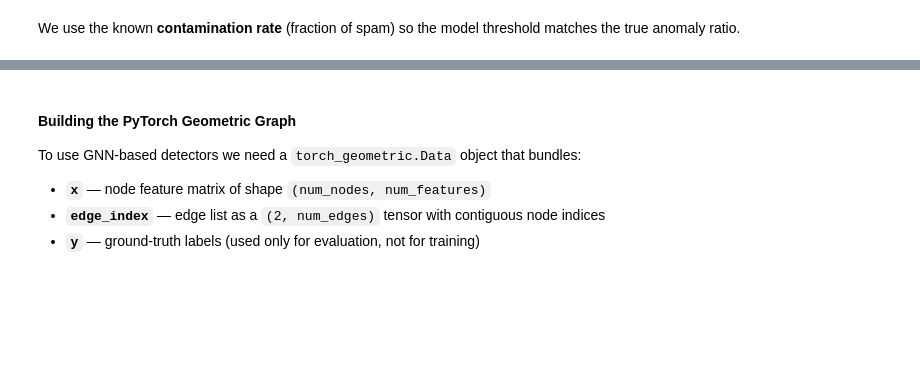
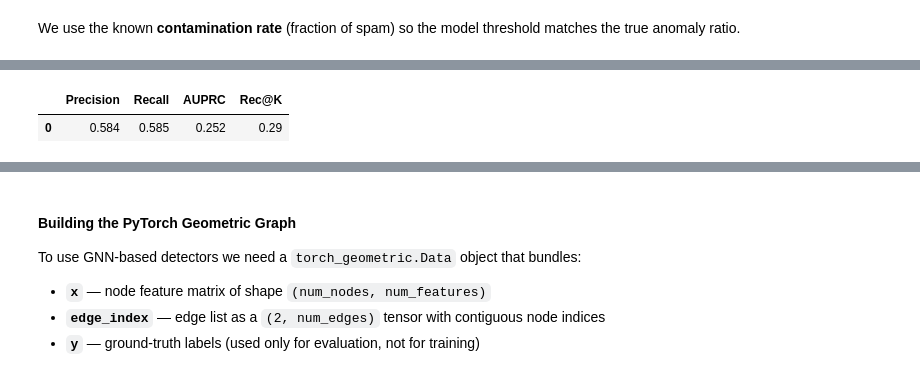
Before and after one commit to ajurcik/MLPrague-2026-test, a Jupyter notebook: 3-unsupervised-learning.ipynb, the cells around one changed output, grey strips where cells are left out. Saved outputs shown, nothing was run; the diff lists cells and outputs as text; code cells hidden in the pictures; blank space fills up the shorter version.

```diff
--- a/3-unsupervised-learning.ipynb
+++ b/3-unsupervised-learning.ipynb
@@ -133 +197,9 @@ After training, we extract node embeddings out of GCN and run Isolation Forest o
+# %%
+# Scale feature vector
+scaler = StandardScaler()
+X_aug_train = scaler.fit_transform(X_aug[train_idx].astype(np.float32))
+X_aug_test = scaler.transform(X_aug[test_idx].astype(np.float32))
+
+X_train_t = torch.tensor(X_aug_train, dtype=torch.float32, device=device)
+X_test_t = torch.tensor(X_aug_test,  dtype=torch.float32, device=device)
 # %% [markdown]
@@ -134,0 +207,31 @@ After training, we extract node embeddings out of GCN and run Isolation Forest o
+# %%
+class MaskingAutoencoder(tnn.Module):
+    def __init__(self, input_dim: int, hidden_dim: int = 128, latent_dim: int = 16, dropout: float = 0.2):
+        super().__init__()
+        # The encoder compresses the input into a lower-dimensional latent representation.
+        self.encoder = tnn.Sequential(
+            tnn.Linear(input_dim, hidden_dim), tnn.Mish(), tnn.Dropout(dropout),
+            tnn.Linear(hidden_dim, hidden_dim // 2), tnn.Mish(), tnn.Dropout(dropout),
+            tnn.Linear(hidden_dim // 2, hidden_dim // 4), tnn.Mish(),
+            tnn.Linear(hidden_dim // 4, latent_dim),
+        )
+        # The decoder attempts to reconstruct the original input from the latent representation.
+        self.decoder = tnn.Sequential(
+            tnn.Linear(latent_dim, hidden_dim // 4), tnn.Mish(), tnn.Dropout(dropout),
+            tnn.Linear(hidden_dim // 4, hidden_dim // 2), tnn.Mish(), tnn.Dropout(dropout),
+            tnn.Linear(hidden_dim // 2, hidden_dim), tnn.Mish(),
+            tnn.Linear(hidden_dim, input_dim),
+        )
+
+    def forward(self, x, mask_ratio=0):
+        # During training, randomly mask out a portion of the input features
+        # This forces the model to learn robust representations by reconstructing missing parts.
+        if mask_ratio > 0 and self.training:
+            mask = (torch.rand_like(x) > mask_ratio).float()
+            x_masked = x * mask
+        else:
+            x_masked = x
+        # Pass the input through the encoder
+        z = self.encoder(x_masked)
+        # Reconstruct the output using the decoder
+        return self.decoder(z), z
@@ -134,0 +307,4 @@ After training, we extract node embeddings out of GCN and run Isolation Forest o
+# %%
+# Define and train model
+model = MaskingAutoencoder(X_aug.shape[1]).to(device)
+model = train_autoencoder(model, X_train_t)
@@ -134,0 +317,5 @@ After training, we extract node embeddings out of GCN and run Isolation Forest o
+# %%
+autoencoder_results = evaluate_autoencoder(model, X_train_t, X_test_t, y_test, contamination=contamination)
+# %% [output]
+|  | Precision | Recall | AUPRC | Rec@K |
+| 0 | 0.584 | 0.585 | 0.252 | 0.29 |
```
Also changed, not shown: parts of 61 cells of this notebook, 4 other files.
